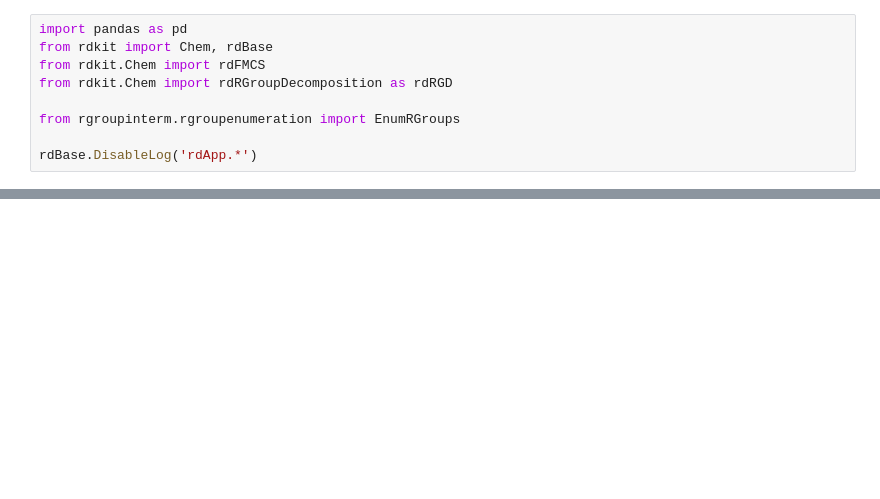
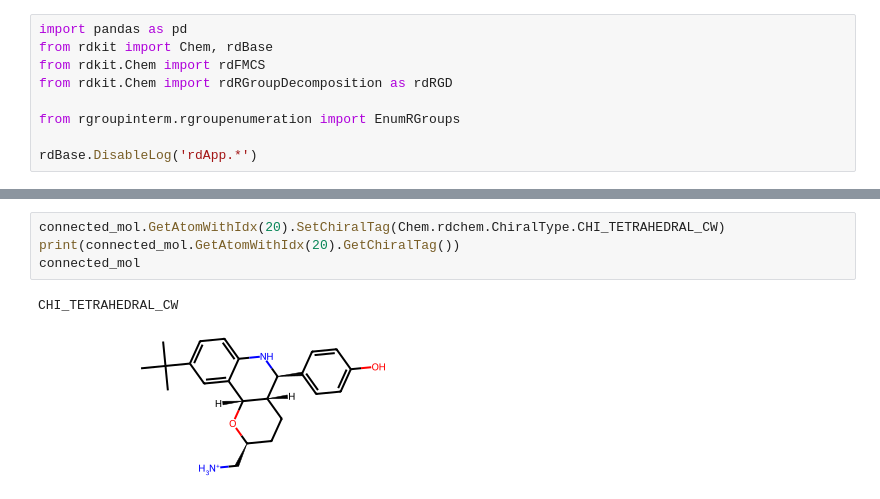
Before and after one commit to LindeSchoenmaker/IMERGE-FEP, a Jupyter notebook: preserving_chiralty.ipynb, the cells around one changed output, grey strips where cells are left out. Saved outputs shown, nothing was run; the diff lists cells and outputs as text; blank space fills up the shorter version.

```diff
--- a/preserving_chiralty.ipynb
+++ b/preserving_chiralty.ipynb
@@ -29,0 +83,7 @@ intermediates = df_interm['Intermediate'].tolist()
+# %%
+connected_mol.GetAtomWithIdx(20).SetChiralTag(Chem.rdchem.ChiralType.CHI_TETRAHEDRAL_CW)
+print(connected_mol.GetAtomWithIdx(20).GetChiralTag())
+connected_mol
+# %% [output]
+CHI_TETRAHEDRAL_CW
+[figure, added]
```
Also changed, not shown: parts of 38 cells of this notebook, 1 other file.
